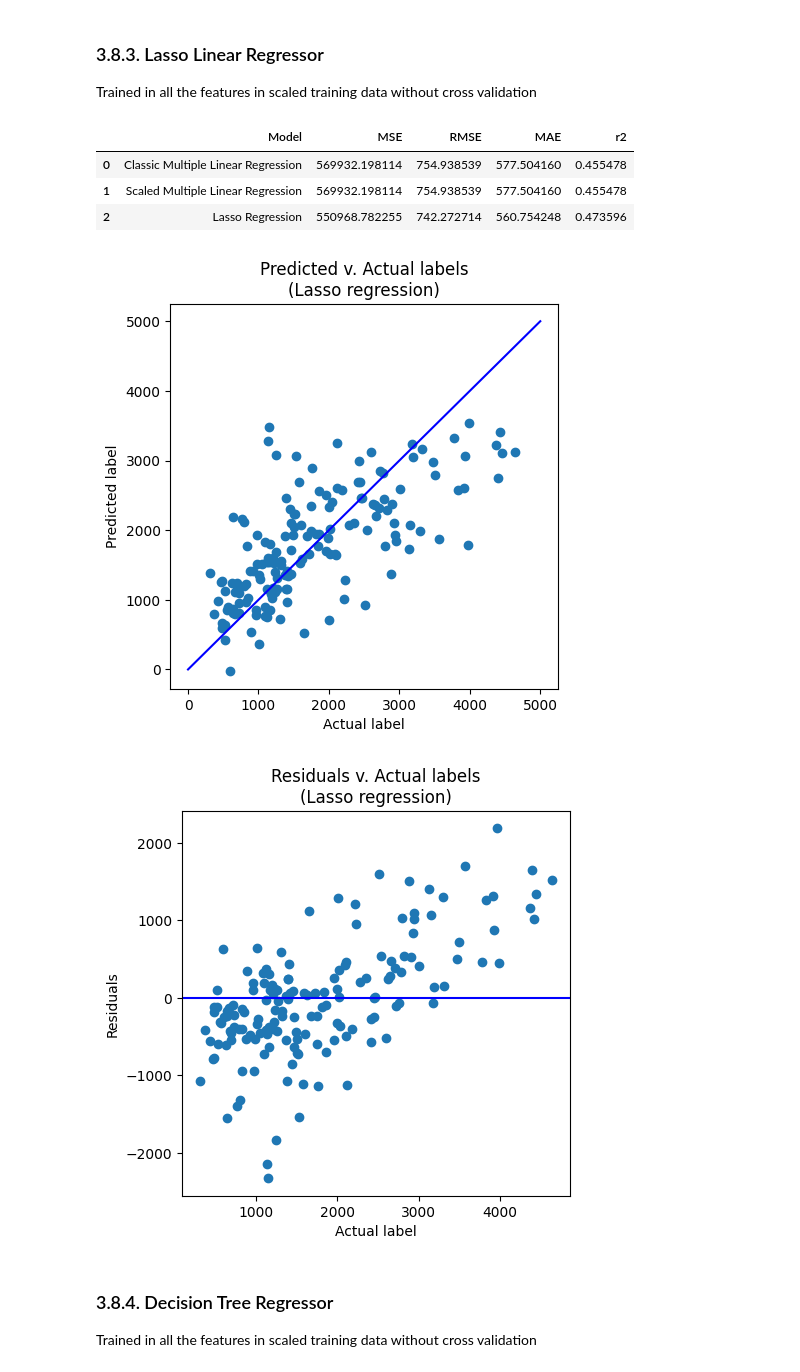
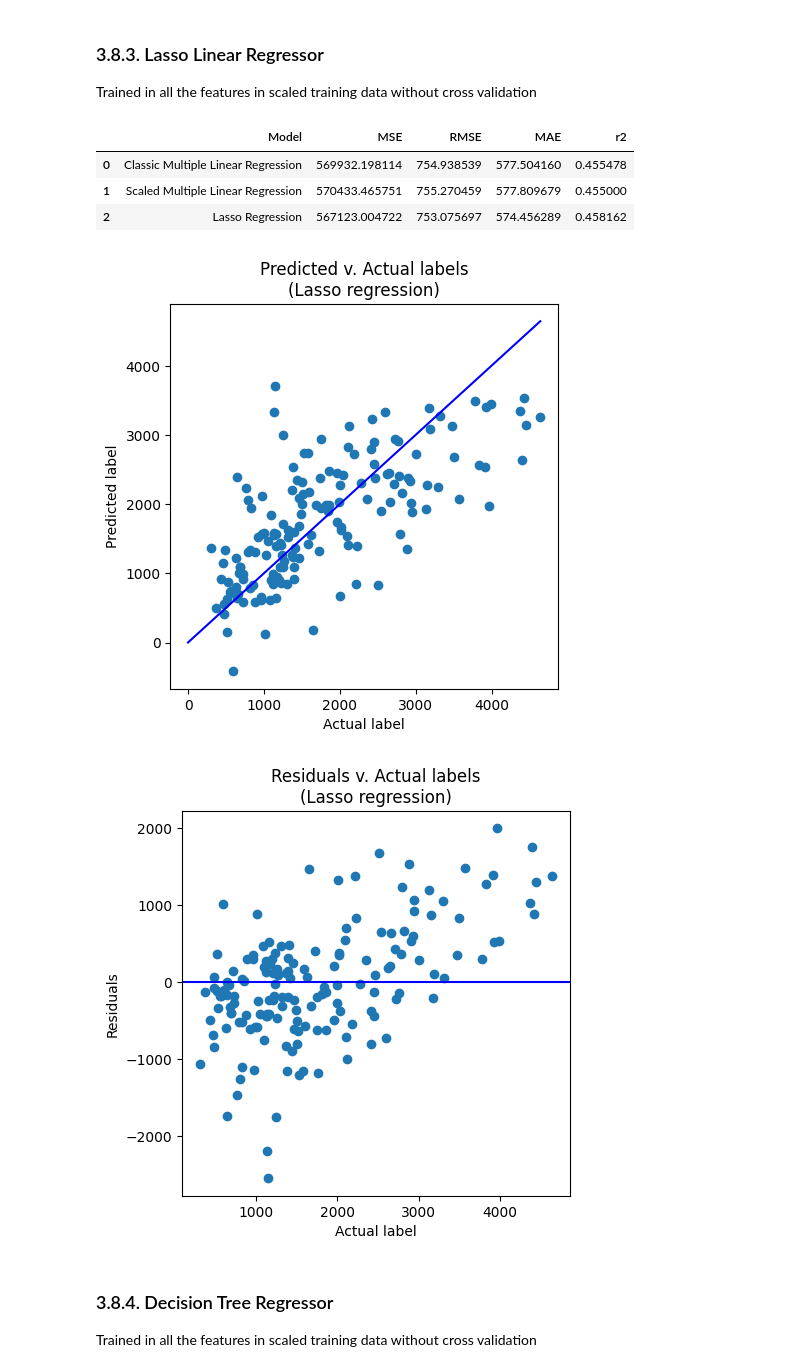
Before and after one commit to AlbertoMPalacioBastos/ML-model-for-production-prediction, a Jupyter notebook: 3-ML-regression-model-training-and-evaluation.ipynb, the cells around one changed output. Drawn from its saved outputs; the diff is of its cells as text; code cells hidden in the pictures.

```diff
--- a/3-ML-regression-model-training-and-evaluation.ipynb
+++ b/3-ML-regression-model-training-and-evaluation.ipynb
@@ -106,7 +106,7 @@ df.describe(include='all')
 ## 3.3. Isolate features and target
 # %%
 features_df = df.drop(columns='production')
-target_df = df['production']
+target_df = pd.DataFrame(df['production'])
 print("Features shape:", features_df.shape, "\n", "Target shape:", target_df.shape)
 # %% [output]
 Features shape: (534, 18)
@@ -151,7 +151,7 @@ memory usage: 142.0 KB
 # %% [markdown]
 ## 3.5. Scale features
 # %%
-scaler = preprocessing.MaxAbsScaler()
+scaler = preprocessing.MinMaxScaler(feature_range=(1,10))
 scaled_features = scaler.fit_transform(encoded_features_df)
 scaled_features_df = pd.DataFrame(scaled_features, columns=encoded_features_df.columns)
 scaled_features_df.head()
@@ -320,8 +329,8 @@ report_df
 # %% [output]
 |  | Model | MSE | RMSE | MAE | r2 |
 | 0 | Classic Multiple Linear Regression | 569932.198114 | 754.938539 | 577.504160 | 0.455478 |
-| 1 | Scaled Multiple Linear Regression | 569932.198114 | 754.938539 | 577.504160 | 0.455478 |
-| 2 | Lasso Regression | 550968.782255 | 742.272714 | 560.754248 | 0.473596 |
+| 1 | Scaled Multiple Linear Regression | 570433.465751 | 755.270459 | 577.809679 | 0.455000 |
+| 2 | Lasso Regression | 567123.004722 | 753.075697 | 574.456289 | 0.458162 |
 # %%
 plt.figure(figsize=(5,5))
 plt.scatter(x=y_test, y=Lasso_pred)
@@ -329,22 +338,22 @@ plt.xlabel("Actual label")
 plt.ylabel("Predicted label")
 plt.title("Predicted v. Actual labels\n(Lasso regression)")
 # overlay the perfect regression line
-plt.plot((0,5000), (0,5000), color='blue')
+plt.plot((0,y_test_max), (0,y_test_max), color='blue')
 plt.show()
 # %% [output]
-[figure, old version]
+[figure, new version]
 # %%
 # Plot residuals
 plt.figure(figsize=(5,5))
-plt.scatter(x=y_test, y=(y_test-Lasso_pred.flatten()))
+plt.scatter(x=y_test, y=(y_test-Lasso_pred.reshape(161,1)))
 plt.xlabel("Actual label")
 plt.ylabel("Residuals")
 plt.title("Residuals v. Actual labels\n(Lasso regression)")
 # overlay the residuals=0 line
 plt.axhline(y=0, color='b')
 plt.show()
 # %% [output]
-[figure, old version]
+[figure, new version]
 # %% [markdown]
 ### 3.8.4. Decision Tree Regressor
 Trained in all the features in scaled training data without cross validation
```
Also changed, not shown: parts of 40 cells of this notebook, 1 other file.
